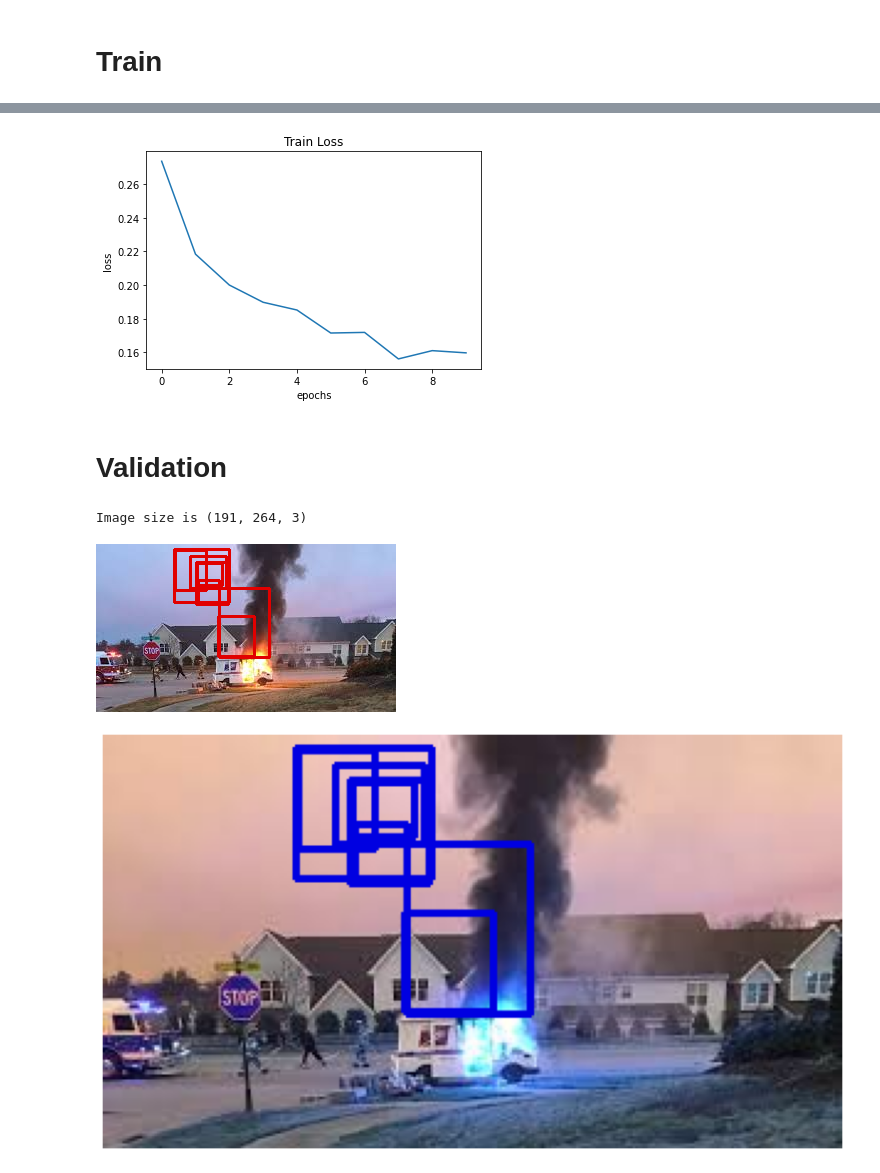
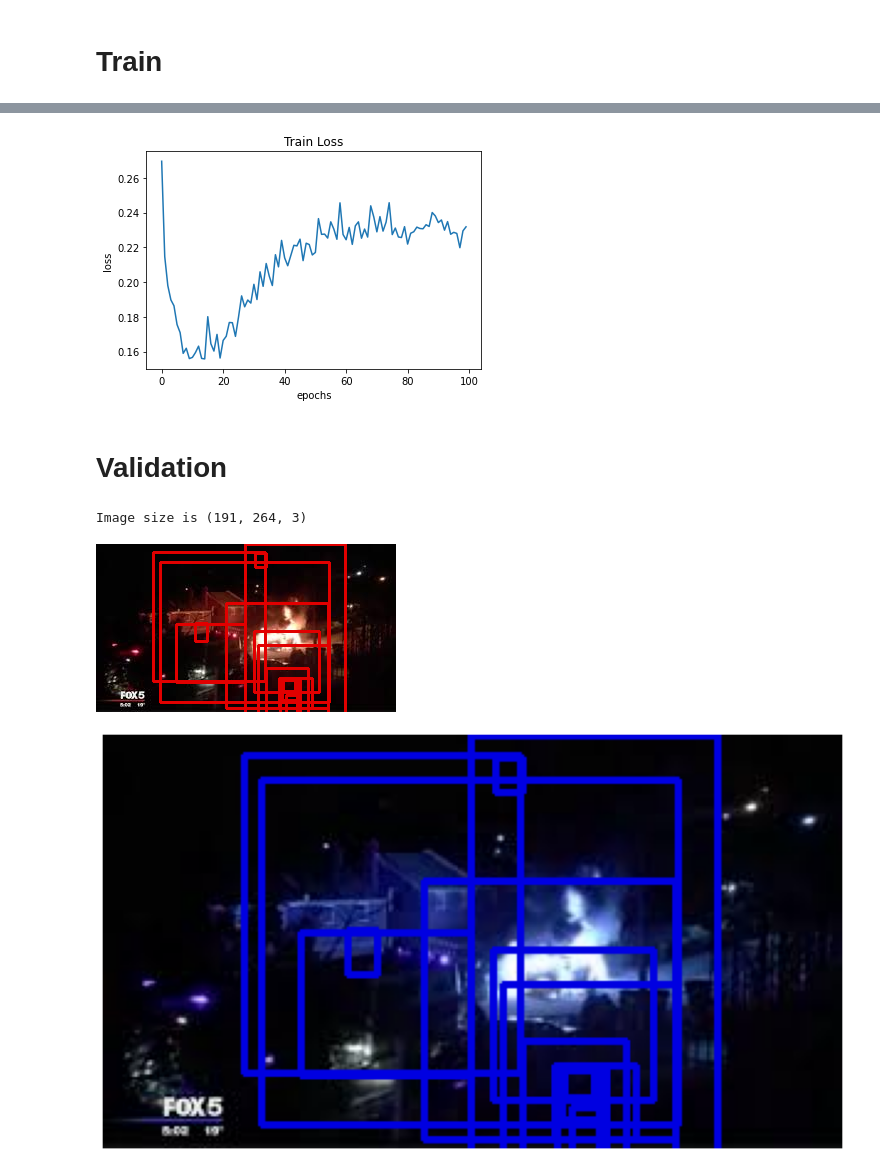
Before and after one commit to khanma1962/Fire_Detection_Fast_RCNN, a Jupyter notebook: Fire_Detection.ipynb, the cells around one changed output, grey strips where cells are left out. Drawn from its saved outputs; the diff is of its cells as text; code cells hidden in the pictures.

Commit message:
100 epochs run

```diff
--- a/Fire_Detection.ipynb
+++ b/Fire_Detection.ipynb
@@ -484,7 +484,7 @@ model.roi_heads.box_predictor = FastRCNNPredictor(in_features, num_classes)
 # Train
 # %%
 # Training parameters
-num_epochs = 10
+num_epochs = 100
 
 model.to(device)
 params = [p for p in model.parameters() if p.requires_grad]
@@ -518,6 +518,7 @@ for epoch in range(num_epochs):
         optimizer.step() # update parameter based on parameter.grad
 
     epoch_train_loss = np.mean(train_loss)
+    # print(f"Epoch_train_loss is {epoch_train_loss}")
     total_train_loss.append(epoch_train_loss)
 
         #     print(f'Iterattion #{iter}  loss: {loss_value}')
@@ -559,13 +560,13 @@ plt.xlabel('epochs')
 plt.ylabel('loss')
 plt.show()
 # %% [output]
-[figure, old version]
+[figure, new version]
 # %% [markdown]
 # Validation
 # %%
 # Validation of model
 
-pic_name = 'img (1).jpg' #'Fire_36.jpg'
+pic_name = 'img (11).jpg' #'Fire_36.jpg'
 sample_val = cv2.imread(os.path.join(TEST_DIR, 'images', pic_name)) # 'images', pic_name))
 print(f'Image size is {image.shape}')
 
@@ -577,32 +578,33 @@ print(f'Image size is {image.shape}')
 # boxes = targets[0]['boxes'].cpu().numpy().astype(np.int32)
 # sample_val = images[0].permute(1, 2, 0).cpu().numpy() # permute re-arrange the axes
 
 #get the bounding box from model
 model.eval()
 cpu_device = torch.device('cpu')
 
+outputs = []
 outputs = model(images)
 outputs = [{k: v.to(cpu_device) for k,v in t.items()} for t in outputs]
 # print(f"outputs is {outputs}")
 outs_val = outputs[0]['boxes'].cpu().detach().numpy().astype(np.int32)
 
 fig, ax = plt.subplots(1, 1, figsize = (16,8))
 
 for box in outs_val: #boxes:
     cv2.rectangle(sample_val,
                   (box[0], box[1]),
                   (box[2], box[3]),
                   (0, 0, 225),
                   2
                   )
 
 ax.set_axis_off()
 plt.imshow(sample_val)
 
 from google.colab.patches import cv2_imshow # https://github.com/jupyter/notebook/issues/3935
 # image = cv2.rectangle(image, (xmin,ymin), (xmax, ymax), (0,0,225 ), 2)
 cv2_imshow(sample_val);
 # %% [output]
 Image size is (191, 264, 3)
-[figure, old version]
+[figure, new version]
-[figure, old version]
+[figure, new version]
```
Also changed, not shown: parts of 3 cells of this notebook.
